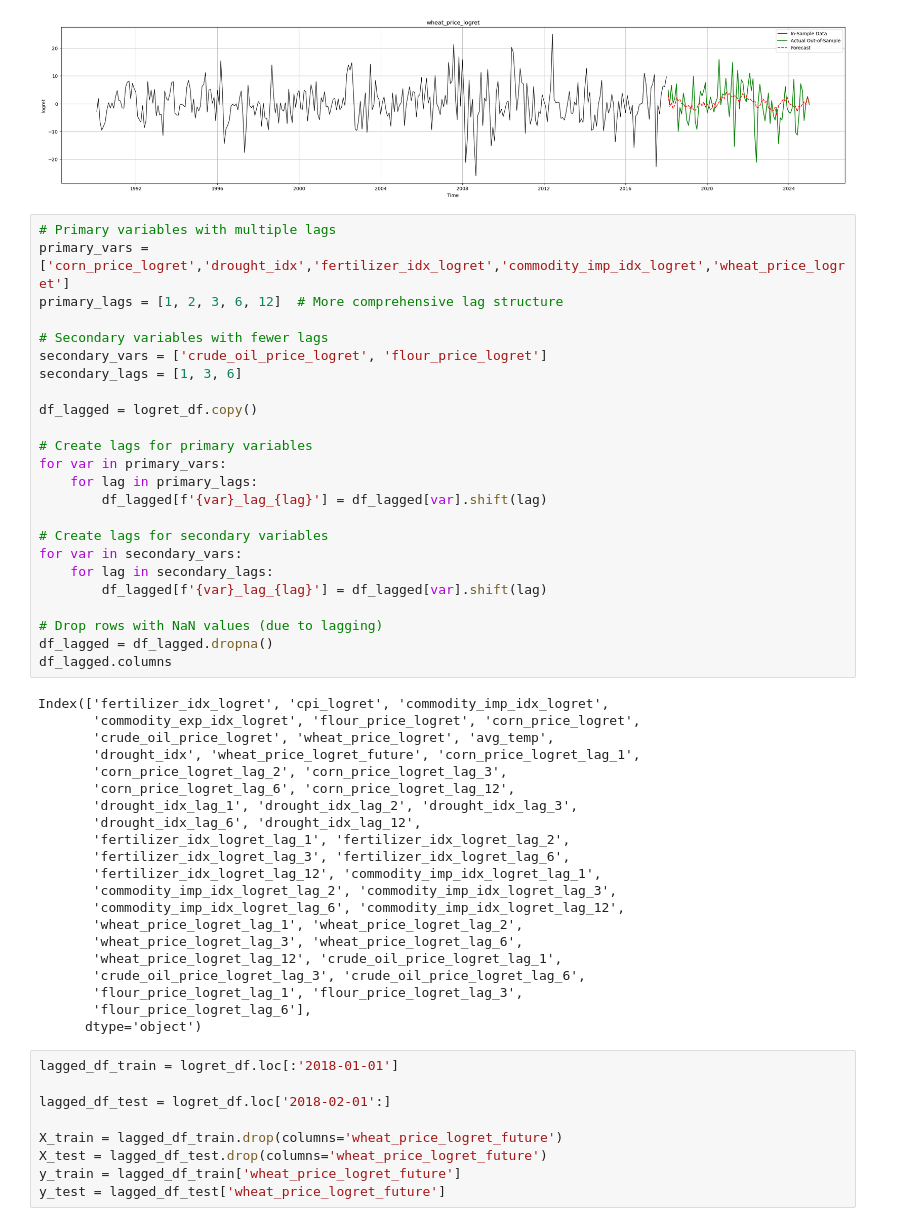
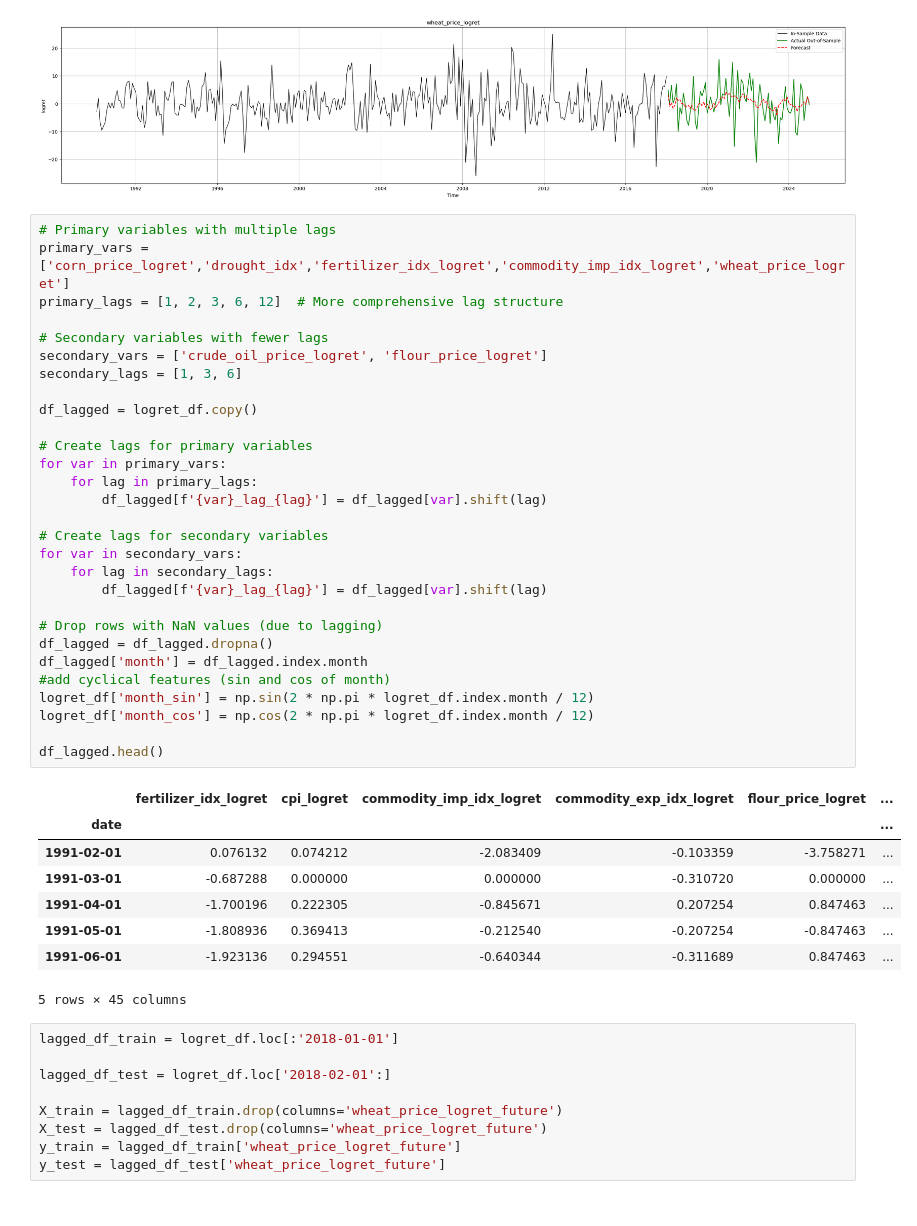
Before and after one commit to djwh1tmer/ML-Time-Series-Final-Project, a Jupyter notebook: Jupyter Notebooks/Final_Models_2.ipynb, the cells around one changed output. Drawn from its saved outputs; the diff is of its cells as text.

```diff
--- a/Jupyter Notebooks/Final_Models_2.ipynb
+++ b/Jupyter Notebooks/Final_Models_2.ipynb
@@ -270,48 +270,41 @@ plt.show()
 # %%
 # Primary variables with multiple lags
 primary_vars = ['corn_price_logret','drought_idx','fertilizer_idx_logret','commodity_imp_idx_logret','wheat_price_logret']
 primary_lags = [1, 2, 3, 6, 12]  # More comprehensive lag structure
 
 # Secondary variables with fewer lags
 secondary_vars = ['crude_oil_price_logret', 'flour_price_logret']
 secondary_lags = [1, 3, 6]
 
 df_lagged = logret_df.copy()
 
 # Create lags for primary variables
 for var in primary_vars:
     for lag in primary_lags:
         df_lagged[f'{var}_lag_{lag}'] = df_lagged[var].shift(lag)
 
 # Create lags for secondary variables
 for var in secondary_vars:
     for lag in secondary_lags:
         df_lagged[f'{var}_lag_{lag}'] = df_lagged[var].shift(lag)
 
 # Drop rows with NaN values (due to lagging)
 df_lagged = df_lagged.dropna()
-df_lagged.columns
+df_lagged['month'] = df_lagged.index.month
+#add cyclical features (sin and cos of month)
+logret_df['month_sin'] = np.sin(2 * np.pi * logret_df.index.month / 12)
+logret_df['month_cos'] = np.cos(2 * np.pi * logret_df.index.month / 12)
+
+df_lagged.head()
 # %% [output]
+|  | fertilizer_idx_logret | cpi_logret | commodity_imp_idx_logret | commodity_exp_idx_logret | flour_price_logret | ... |
+| date |  |  |  |  |  | ... |
+| 1991-02-01 | 0.076132 | 0.074212 | -2.083409 | -0.103359 | -3.758271 | ... |
+| 1991-03-01 | -0.687288 | 0.000000 | 0.000000 | -0.310720 | 0.000000 | ... |
+| 1991-04-01 | -1.700196 | 0.222305 | -0.845671 | 0.207254 | 0.847463 | ... |
+| 1991-05-01 | -1.808936 | 0.369413 | -0.212540 | -0.207254 | -0.847463 | ... |
+| 1991-06-01 | -1.923136 | 0.294551 | -0.640344 | -0.311689 | 0.847463 | ... |
-Index(['fertilizer_idx_logret', 'cpi_logret', 'commodity_imp_idx_logret',
-       'commodity_exp_idx_logret', 'flour_price_logret', 'corn_price_logret',
-       'crude_oil_price_logret', 'wheat_price_logret', 'avg_temp',
-       'drought_idx', 'wheat_price_logret_future', 'corn_price_logret_lag_1',
-       'corn_price_logret_lag_2', 'corn_price_logret_lag_3',
-       'corn_price_logret_lag_6', 'corn_price_logret_lag_12',
-       'drought_idx_lag_1', 'drought_idx_lag_2', 'drought_idx_lag_3',
-       'drought_idx_lag_6', 'drought_idx_lag_12',
-       'fertilizer_idx_logret_lag_1', 'fertilizer_idx_logret_lag_2',
-       'fertilizer_idx_logret_lag_3', 'fertilizer_idx_logret_lag_6',
-       'fertilizer_idx_logret_lag_12', 'commodity_imp_idx_logret_lag_1',
-       'commodity_imp_idx_logret_lag_2', 'commodity_imp_idx_logret_lag_3',
-       'commodity_imp_idx_logret_lag_6', 'commodity_imp_idx_logret_lag_12',
-       'wheat_price_logret_lag_1', 'wheat_price_logret_lag_2',
-       'wheat_price_logret_lag_3', 'wheat_price_logret_lag_6',
-       'wheat_price_logret_lag_12', 'crude_oil_price_logret_lag_1',
-       'crude_oil_price_logret_lag_3', 'crude_oil_price_logret_lag_6',
-       'flour_price_logret_lag_1', 'flour_price_logret_lag_3',
-       'flour_price_logret_lag_6'],
-      dtype='object')
+5 rows × 45 columns
 # %%
 lagged_df_train = logret_df.loc[:'2018-01-01']
 
```
Also changed, not shown: parts of 10 cells of this notebook.
